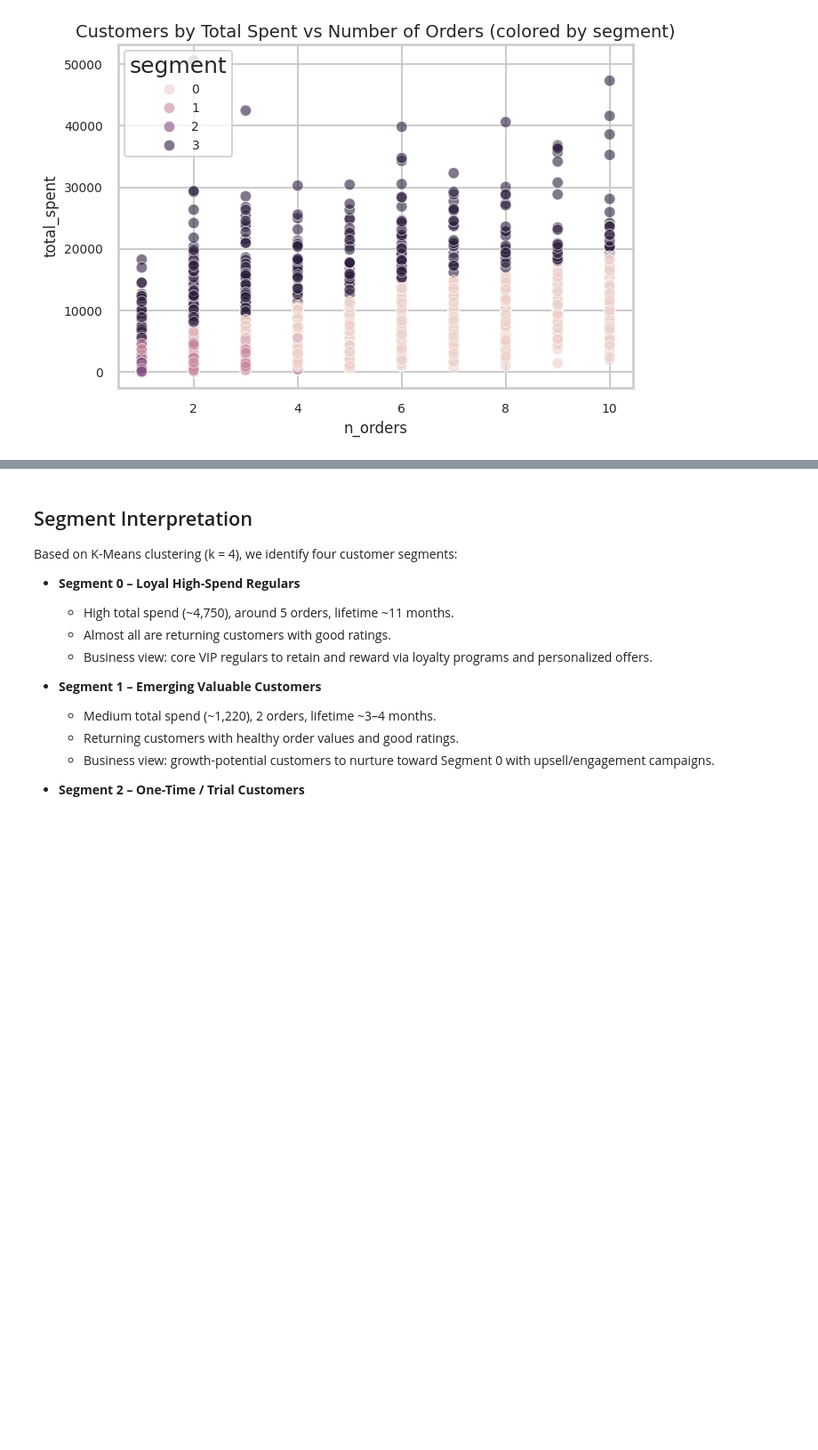
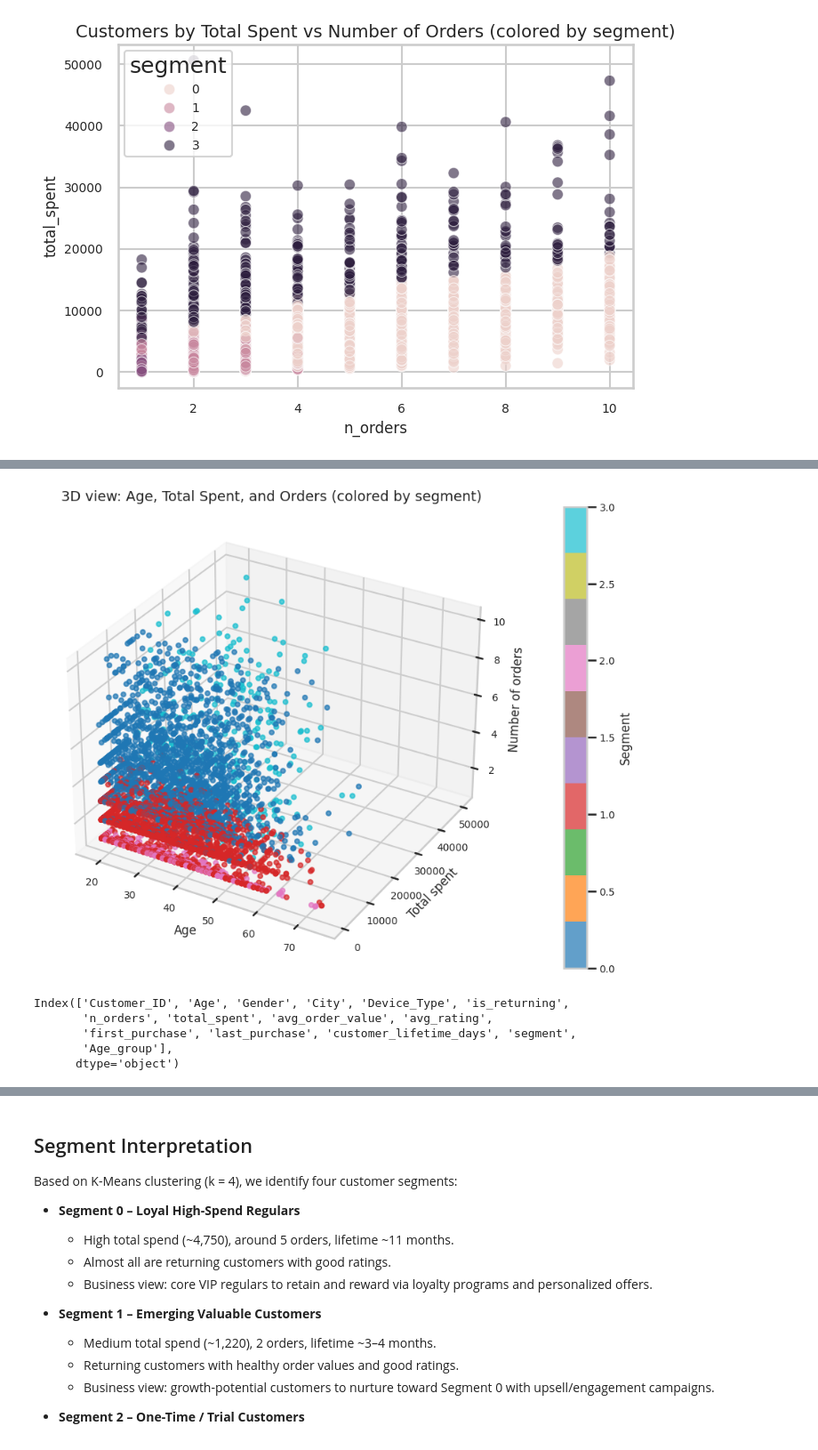
Before and after one commit to jcampuzano1111/K-Means-, a Jupyter notebook: K_Means_Ecommerce.ipynb, the cells around one changed output, grey strips where cells are left out. Shown at 89% size. Saved outputs shown, nothing was run; the diff lists cells and outputs as text; code cells hidden in the pictures; blank space fills up the shorter version.

```diff
--- a/K_Means_Ecommerce.ipynb
+++ b/K_Means_Ecommerce.ipynb
@@ -237,0 +259,39 @@ plt.show()
+# %%
+from mpl_toolkits.mplot3d import Axes3D  # noqa: F401
+import matplotlib.pyplot as plt
+import numpy as np
+
+fig = plt.figure(figsize=(9, 7))
+ax = fig.add_subplot(111, projection="3d")
+
+sc = ax.scatter(
+    cust["Age"],          # X: Age
+    cust["total_spent"],  # Y: Total spent
+    cust["n_orders"],     # Z: Number of orders
+    c=cust["segment"],    # color by segment
+    cmap="tab10",         # discrete colormap (good for segments)
+    alpha=0.7
+)
+
+ax.set_xlabel("Age")
+ax.set_ylabel("Total spent")
+ax.set_zlabel("Number of orders")
+
+plt.title("3D view: Age, Total Spent, and Orders (colored by segment)")
+fig.tight_layout()
+
+# Optional: colorbar for segments
+cbar = fig.colorbar(sc, ax=ax, pad=0.1)
+cbar.set_label("Segment")
+
+plt.show()
+# %% [output]
+[figure, added]
+# %%
+cust.columns
+# %% [output]
+Index(['Customer_ID', 'Age', 'Gender', 'City', 'Device_Type', 'is_returning',
+       'n_orders', 'total_spent', 'avg_order_value', 'avg_rating',
+       'first_purchase', 'last_purchase', 'customer_lifetime_days', 'segment',
+       'Age_group'],
+      dtype='object')
```
Also changed, not shown: parts of 2 cells of this notebook.
